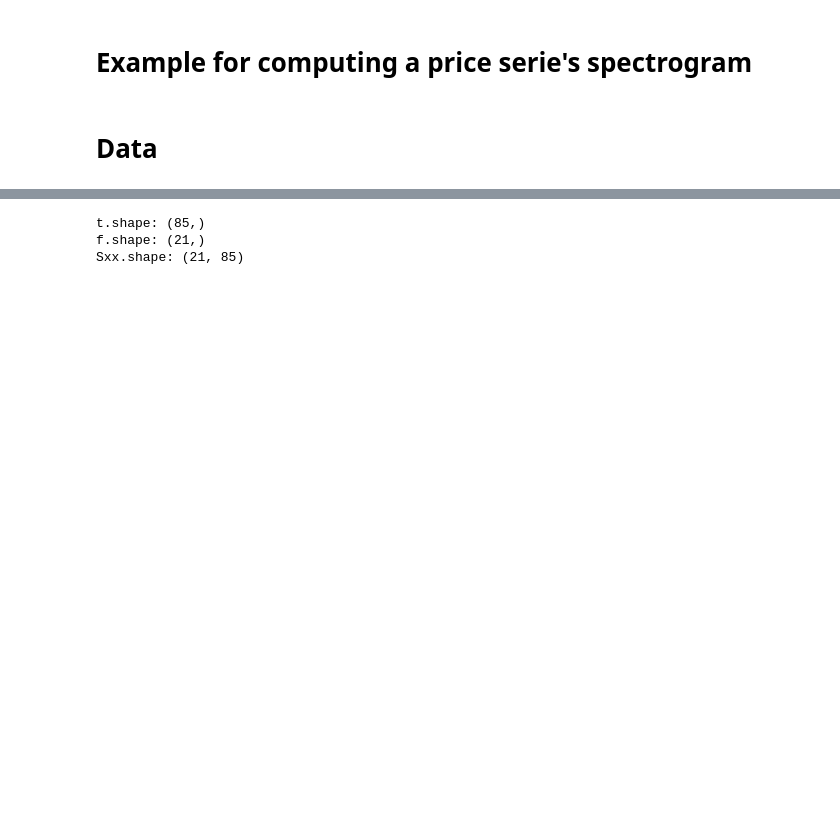
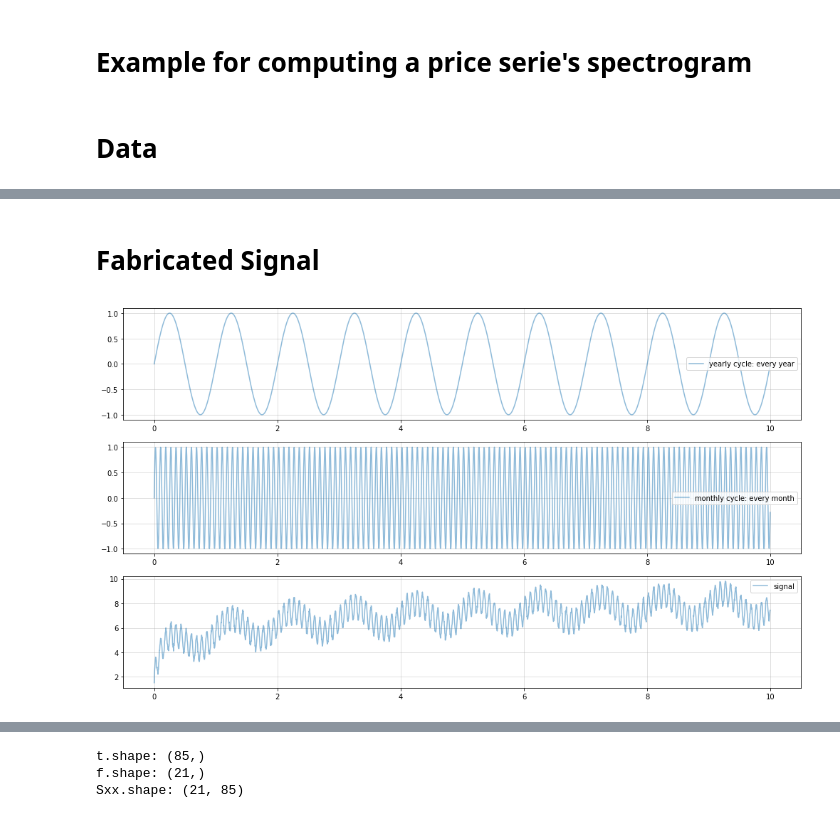
Before and after one commit to peerchen/trend-following-1, a Jupyter notebook: Spectrogram.ipynb, the cells around one changed output, grey strips where cells are left out. Drawn from its saved outputs; the diff is of its cells as text; code cells hidden in the pictures; blank space fills up the shorter version.

```diff
--- a/Spectrogram.ipynb
+++ b/Spectrogram.ipynb
@@ -66,0 +65,25 @@ price.groupby(price.index.year).count()
+# %% [markdown]
+# Fabricated Signal
+# %%
+sigma = 0.1
+
+x = np.arange(10 * days_per_year)
+years = x / days_per_year
+yearly_cycle = np.sin(2 * np.pi * x / (1 * days_per_year))
+monthly_cycle = np.sin(2 * np.pi * x * 12 / days_per_year)
+noise = sigma * np.random.randn(len(x))
+y = yearly_cycle + monthly_cycle + np.log(x + 5) + noise
+
+plt.subplots(3, 1, figsize=(14, 8))
+plt.subplot(3, 1, 1)
+plt.plot(years, yearly_cycle, label='yearly cycle: every year', alpha=0.5)
+plt.grid(alpha=0.5); plt.legend()
+plt.subplot(3, 1, 2)
+plt.plot(years, monthly_cycle, label='monthly cycle: every month', alpha=0.5)
+plt.grid(alpha=0.5); plt.legend()
+plt.subplot(3, 1, 3)
+plt.plot(years, y, label='signal', alpha=0.5)
+plt.grid(alpha=0.5); plt.legend()
+plt.tight_layout()
+# %% [output]
+[figure, added]
```
Also changed, not shown: parts of 30 cells of this notebook.
